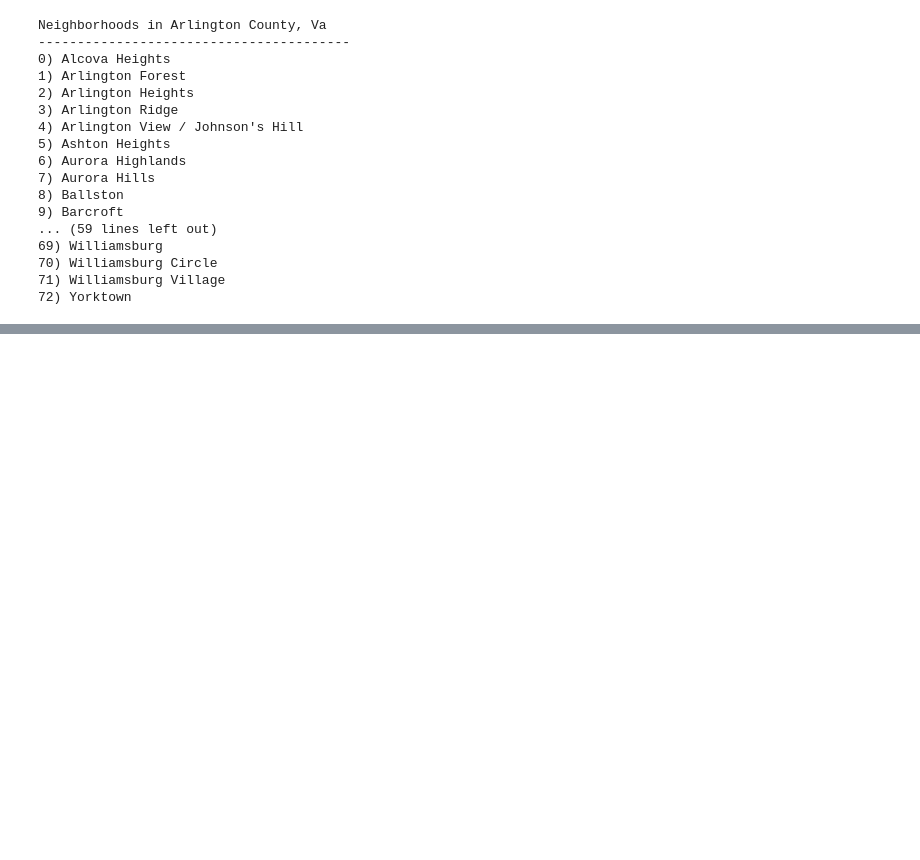
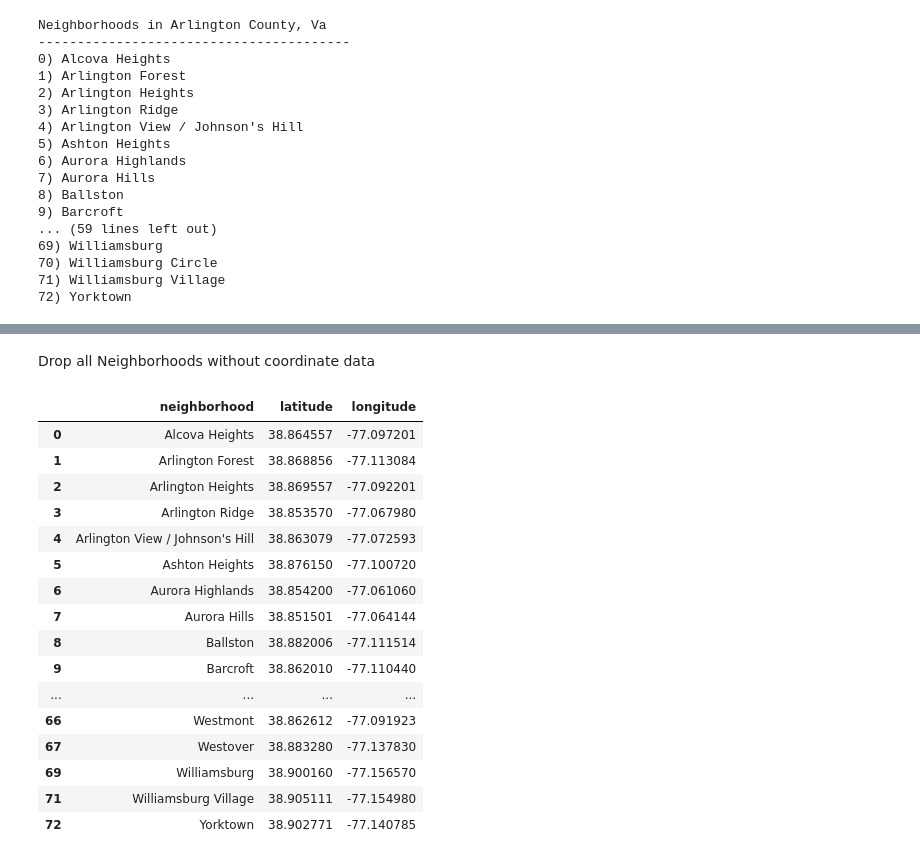
Before and after one commit to francis-eudy/Coursera_Capstone, a Jupyter notebook: Battle-of-Neighborhoods-Arlington-VA.ipynb, the cells around one changed output, grey strips where cells are left out. Saved outputs shown, nothing was run; the diff lists cells and outputs as text; code cells hidden in the pictures; blank space fills up the shorter version.

```diff
--- a/Battle-of-Neighborhoods-Arlington-VA.ipynb
+++ b/Battle-of-Neighborhoods-Arlington-VA.ipynb
@@ -145,0 +202,23 @@ arlington_neighborhoods
+# %% [markdown]
+Drop all Neighborhoods without coordinate data
+# %%
+arlington_neighborhoods.dropna(inplace=True)
+arlington_neighborhoods
+# %% [output]
+|  | neighborhood | latitude | longitude |
+| 0 | Alcova Heights | 38.864557 | -77.097201 |
+| 1 | Arlington Forest | 38.868856 | -77.113084 |
+| 2 | Arlington Heights | 38.869557 | -77.092201 |
+| 3 | Arlington Ridge | 38.853570 | -77.067980 |
+| 4 | Arlington View / Johnson's Hill | 38.863079 | -77.072593 |
+| 5 | Ashton Heights | 38.876150 | -77.100720 |
+| 6 | Aurora Highlands | 38.854200 | -77.061060 |
+| 7 | Aurora Hills | 38.851501 | -77.064144 |
+| 8 | Ballston | 38.882006 | -77.111514 |
+| 9 | Barcroft | 38.862010 | -77.110440 |
+| ... | ... | ... | ... |
+| 66 | Westmont | 38.862612 | -77.091923 |
+| 67 | Westover | 38.883280 | -77.137830 |
+| 69 | Williamsburg | 38.900160 | -77.156570 |
+| 71 | Williamsburg Village | 38.905111 | -77.154980 |
+| 72 | Yorktown | 38.902771 | -77.140785 |
```
Also changed, not shown: parts of 23 cells of this notebook.
